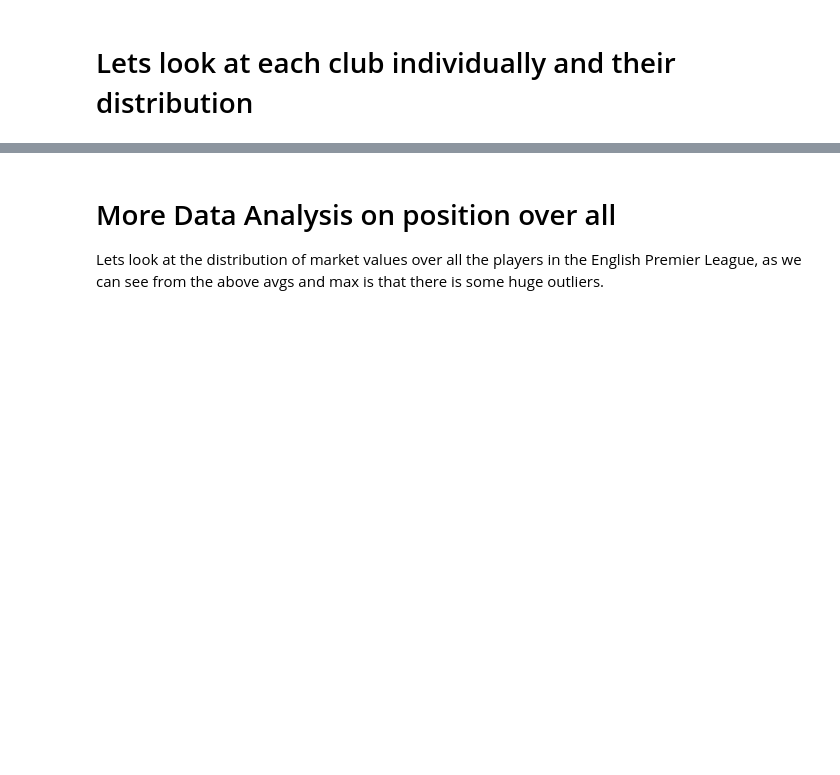
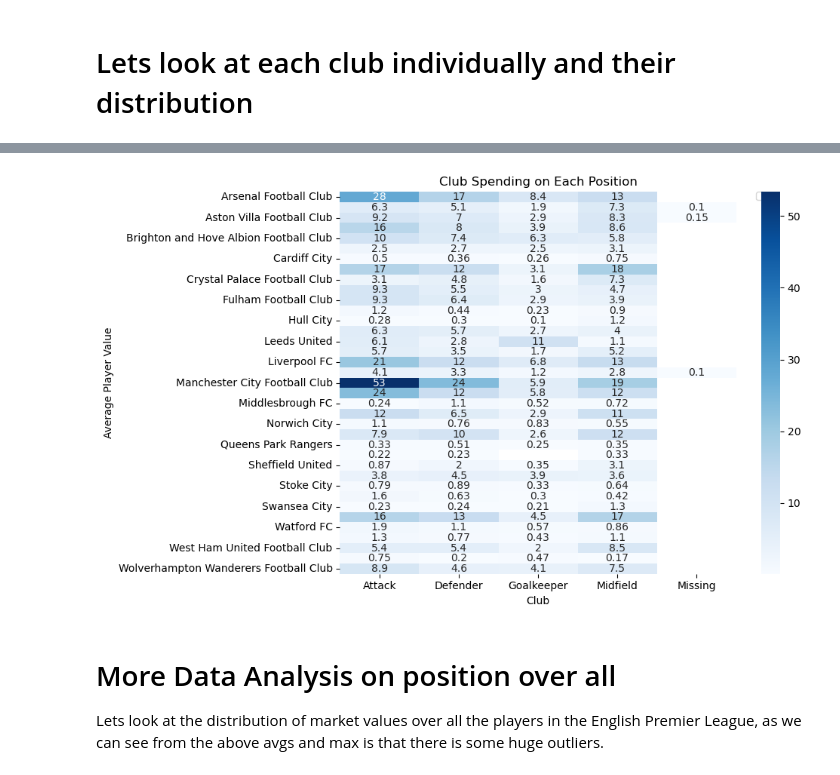
Before and after one commit to shadtome/Score-data, a Jupyter notebook: data_explore/transfer_market_examples.ipynb, the cells around one changed output, grey strips where cells are left out. Drawn from its saved outputs; the diff is of its cells as text; code cells hidden in the pictures; blank space fills up the shorter version.

```diff
--- a/data_explore/transfer_market_examples.ipynb
+++ b/data_explore/transfer_market_examples.ipynb
@@ -172,0 +173,16 @@ plt.show()
+# %%
+con = sql.connect(path)
+
+avg_transfer_per_club = pd.read_sql("""SELECT clubs.name AS club,
+                                        competitions.name AS league,
+                                    players.position AS position,
+                                    avg(players.market_value_in_eur)/1000000 AS avg_player_value_per_mil,
+                                    max(players.market_value_in_eur)/1000000 AS max_player_value_per_mil,
+                                    min(players.market_value_in_eur)/1000000 AS min_player_value_per_mil
+                                    FROM clubs
+                                    JOIN competitions ON competitions.competition_id = clubs.domestic_competition_id
+                                    JOIN players ON players.current_club_name = clubs.name
+                                    WHERE league = 'premier-league'
+                                    GROUP BY club,position;""",con)
+con.close()
+avg_transfer_per_club
@@ -173,3 +203,21 @@ plt.show()
+# %%
+plt.figure(figsize=(10, 6))
+df_pivot = avg_transfer_per_club.pivot(index='club',columns='position',values='avg_player_value_per_mil')
+sns.heatmap(annot=True, data=df_pivot, cmap='Blues')
+
+# Add labels and title
+plt.xlabel('Club')
+plt.ylabel('Average Player Value')
+plt.title('Club Spending on Each Position')
+
+# Move the legend to the right
+plt.legend(bbox_to_anchor=(1.05, 1), loc='upper left', borderaxespad=0)
+
+# Show plot
+plt.tight_layout()  # Adjust the layout
+plt.show()
+# %% [output]
+[figure, added]
 # %% [markdown]
 # More Data Analysis on position over all
 
```
Also changed, not shown: parts of 3 cells of this notebook, 1 other file.
